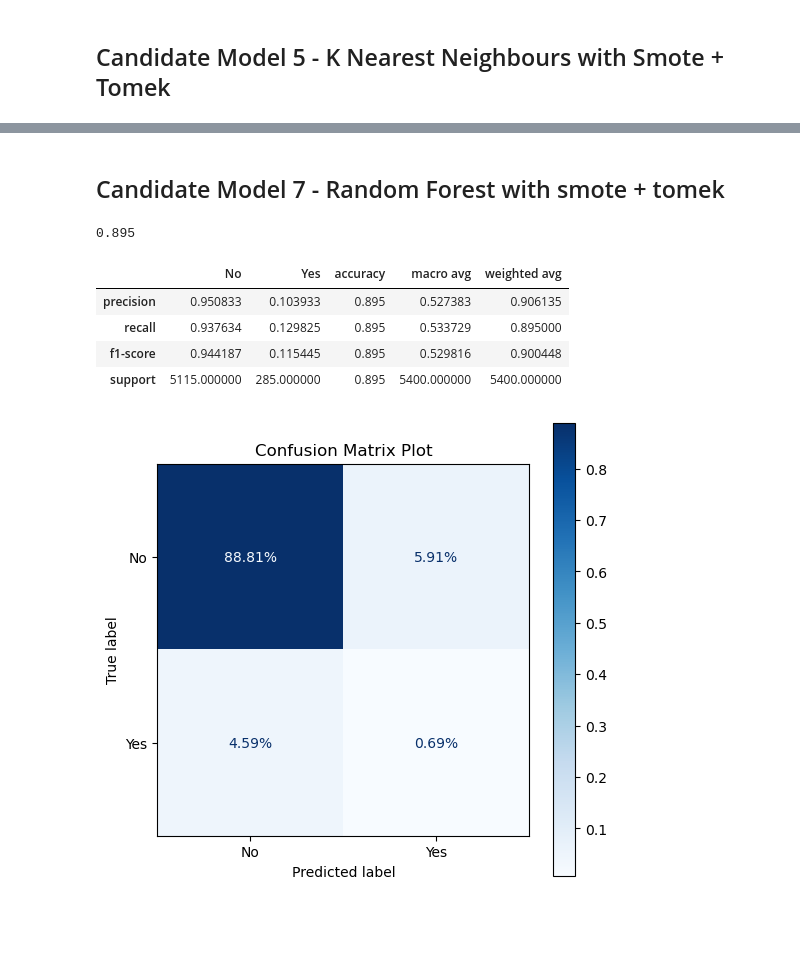
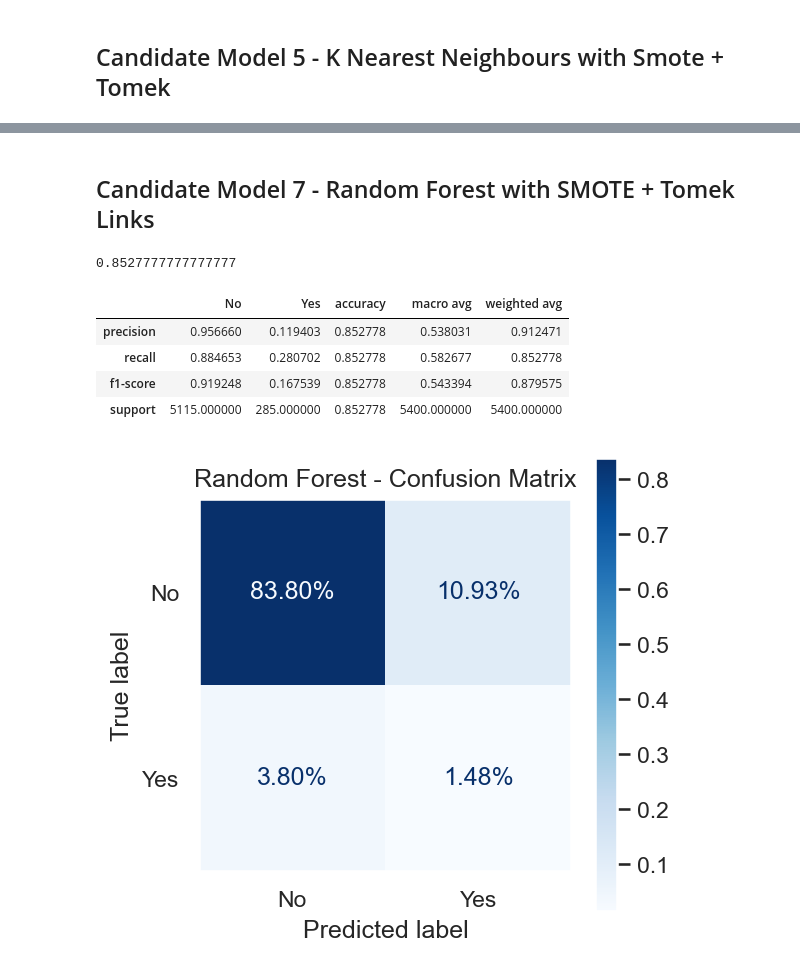
Before and after one commit to zachighton/bank_customer_classification, a Jupyter notebook: Python Files/classification_project_final.ipynb, the cells around one changed output, grey strips where cells are left out. Drawn from its saved outputs; the diff is of its cells as text; code cells hidden in the pictures; blank space fills up the shorter version.

```diff
--- a/Python Files/classification_project_final.ipynb
+++ b/Python Files/classification_project_final.ipynb
@@ -551,2 +595,2 @@ plt.legend(loc=4);
 # %% [markdown]
-## Candidate Model 7 - Random Forest with smote + tomek
+## Candidate Model 7 - Random Forest with SMOTE + Tomek Links
@@ -558,6 +606,7 @@ plt.legend(loc=4);
 from sklearn.ensemble import RandomForestClassifier
 # %%
-rf=RandomForestClassifier(n_estimators=10)
+# Running the model
+rf=RandomForestClassifier(n_estimators=3)
 
 rf.fit(X_train_tk_sm,y_train_tk_sm)
 
@@ -565,21 +614,22 @@ y_pred_rf=rf.predict(X_test)
 # %%
 accuracy_score(y_test ,y_pred_rf)
 # %% [output]
-0.895
+0.8527777777777777
 # %%
 pd.DataFrame(classification_report(y_test, y_pred_rf, output_dict=True))
 # %% [output]
 |  | No | Yes | accuracy | macro avg | weighted avg |
-| precision | 0.950833 | 0.103933 | 0.895 | 0.527383 | 0.906135 |
-| recall | 0.937634 | 0.129825 | 0.895 | 0.533729 | 0.895000 |
-| f1-score | 0.944187 | 0.115445 | 0.895 | 0.529816 | 0.900448 |
-| support | 5115.000000 | 285.000000 | 0.895 | 5400.000000 | 5400.000000 |
+| precision | 0.956660 | 0.119403 | 0.852778 | 0.538031 | 0.912471 |
+| recall | 0.884653 | 0.280702 | 0.852778 | 0.582677 | 0.852778 |
+| f1-score | 0.919248 | 0.167539 | 0.852778 | 0.543394 | 0.879575 |
+| support | 5115.000000 | 285.000000 | 0.852778 | 5400.000000 | 5400.000000 |
 # %%
-fig, ax = plt.subplots(figsize=(6, 6), dpi=100)
-plt.title('Confusion Matrix Plot')
+fig, ax = plt.subplots(figsize=(4, 4), dpi=150)
+plt.grid(False)
+plt.title('Random Forest - Confusion Matrix')
 plot_confusion_matrix(rf, X_test, y_test, ax=ax, normalize='all', values_format='.2%', cmap='Blues');
 # %% [output]
-[figure, old version]
+[figure, new version]
 # %%
 fig, ax = plt.subplots(figsize=(5, 3), dpi=150)
 plt.title('ROC Plot')
```
Also changed, not shown: parts of 79 cells of this notebook, 22 other files.
